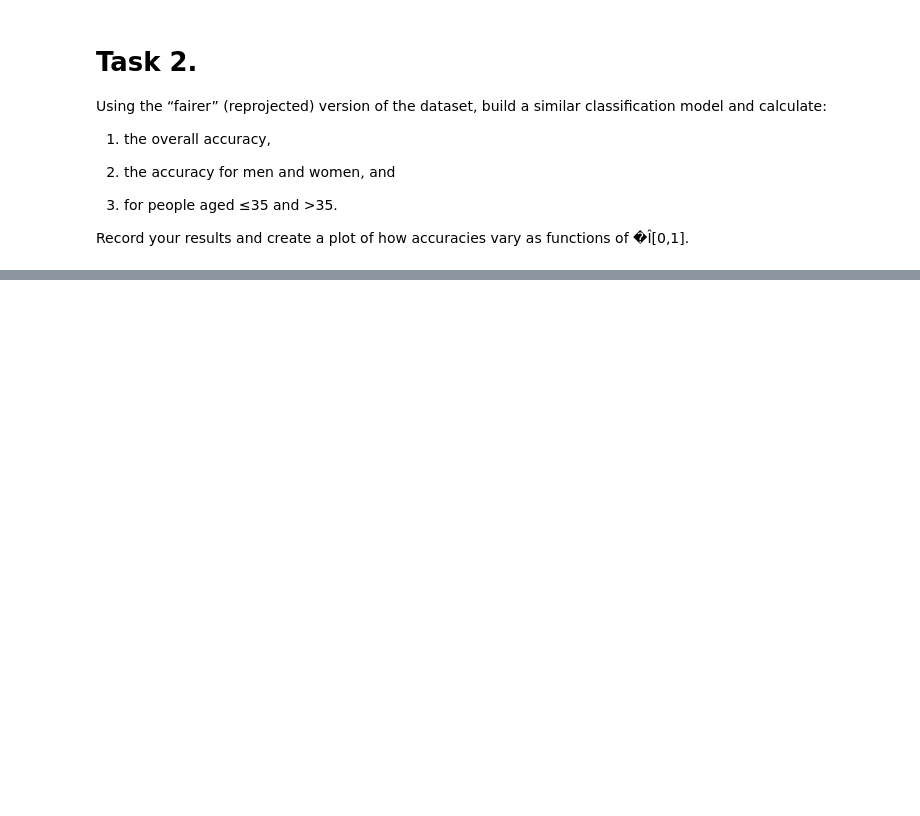
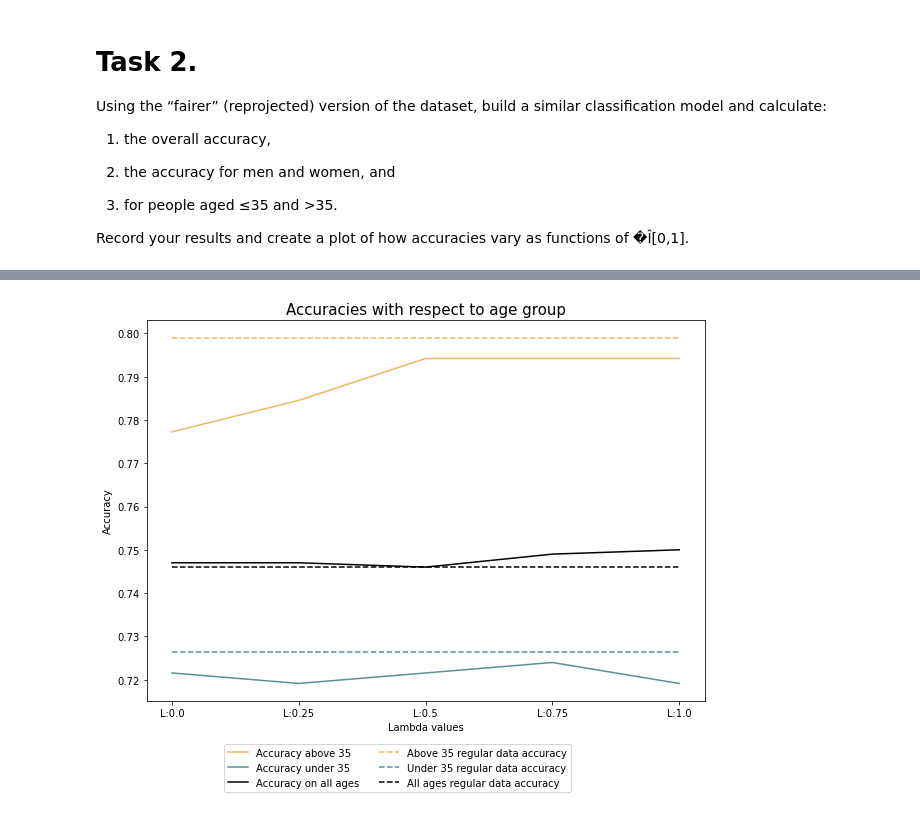
Before and after one commit to ViktorTorp/debiasing_credit_card_data, a Jupyter notebook: 00_debiasing_credit_card_data.ipynb, the cells around one changed output, grey strips where cells are left out. Saved outputs shown, nothing was run; the diff lists cells and outputs as text; code cells hidden in the pictures; blank space fills up the shorter version.

```diff
--- a/00_debiasing_credit_card_data.ipynb
+++ b/00_debiasing_credit_card_data.ipynb
@@ -313,0 +432,22 @@ Above 35 accuracy = 0.804
+# %%
+b = "#E9B666"
+g = "#5C9090"
+plt.plot(aggregated_a35[:-1], label="Accuracy above 35", c=b)
+plt.hlines(y=aggregated_a35[-1], xmin=0, xmax=4, colors=b, linestyle="--", label="Above 35 regular data accuracy")
+
+plt.plot(aggregated_na35[:-1], label="Accuracy under 35", c=g)
+plt.hlines(y=aggregated_na35[-1], xmin=0, xmax=4, colors=g, linestyle="--", label="Under 35 regular data accuracy")
+
+plt.plot(aggregated_accs[:-1], label="Accuracy on all ages", c="black")
+plt.hlines(y=aggregated_accs[-1], xmin=0, xmax=4, label="All ages regular data accuracy", colors="black", linestyle="--")
+
+plt.xticks(ticks=list(range(len(experiments_labels))), labels=experiments_labels)
+
+plt.ylabel("Accuracy")
+plt.xlabel("Lambda values")
+plt.legend(loc='upper center', bbox_to_anchor=(0.45, -0.1),
+          fancybox=True, ncol=2)
+plt.title("Accuracies with respect to age group")
+plt.show()
+# %% [output]
+[figure, added]
```
Also changed, not shown: parts of 55 cells of this notebook.
